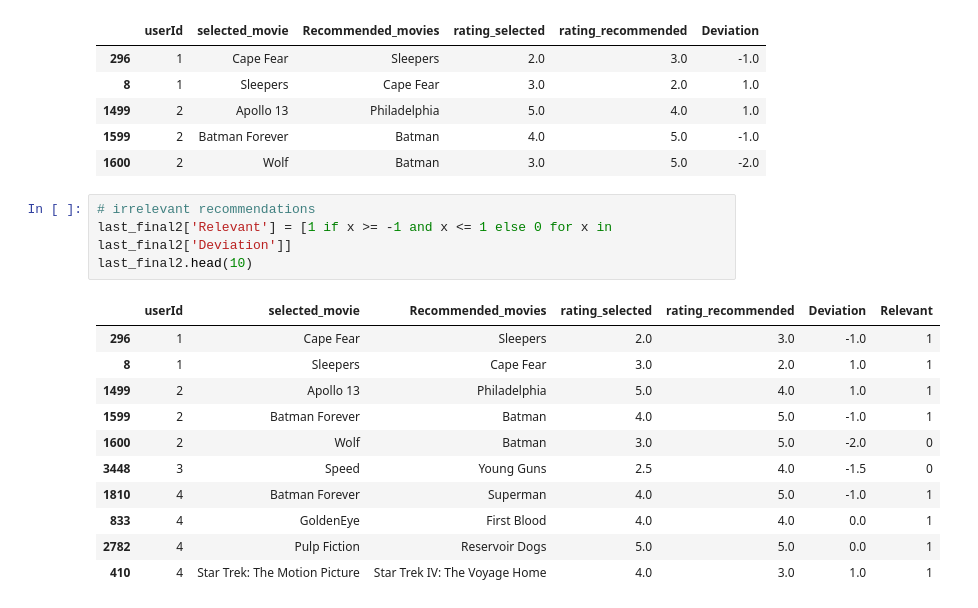
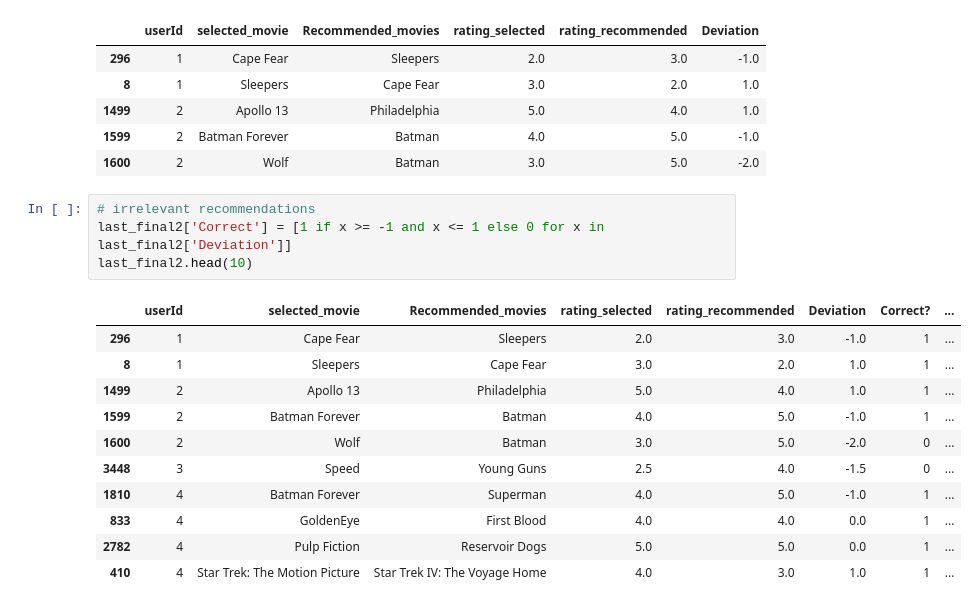
Before and after one commit to hst22/Movie-Recommender-Systems, a Jupyter notebook: Recommender System.ipynb, the cells around one changed output. Drawn from its saved outputs; the diff is of its cells as text.

```diff
--- a/Recommender System.ipynb
+++ b/Recommender System.ipynb
@@ -783,18 +783,18 @@ last_final2.head()
 | 1600 | 2 | Wolf | Batman | 3.0 | 5.0 | -2.0 |
 # %%
 # irrelevant recommendations
-last_final2['Relevant'] = [1 if x >= -1 and x <= 1 else 0 for x in last_final2['Deviation']]
+last_final2['Correct'] = [1 if x >= -1 and x <= 1 else 0 for x in last_final2['Deviation']]
 last_final2.head(10)
 # %% [output]
-|  | userId | selected_movie | Recommended_movies | rating_selected | rating_recommended | Deviation | Relevant |
-| 296 | 1 | Cape Fear | Sleepers | 2.0 | 3.0 | -1.0 | 1 |
-| 8 | 1 | Sleepers | Cape Fear | 3.0 | 2.0 | 1.0 | 1 |
-| 1499 | 2 | Apollo 13 | Philadelphia | 5.0 | 4.0 | 1.0 | 1 |
-| 1599 | 2 | Batman Forever | Batman | 4.0 | 5.0 | -1.0 | 1 |
-| 1600 | 2 | Wolf | Batman | 3.0 | 5.0 | -2.0 | 0 |
-| 3448 | 3 | Speed | Young Guns | 2.5 | 4.0 | -1.5 | 0 |
-| 1810 | 4 | Batman Forever | Superman | 4.0 | 5.0 | -1.0 | 1 |
-| 833 | 4 | GoldenEye | First Blood | 4.0 | 4.0 | 0.0 | 1 |
-| 2782 | 4 | Pulp Fiction | Reservoir Dogs | 5.0 | 5.0 | 0.0 | 1 |
-| 410 | 4 | Star Trek: The Motion Picture | Star Trek IV: The Voyage Home | 4.0 | 3.0 | 1.0 | 1 |
+|  | userId | selected_movie | Recommended_movies | rating_selected | rating_recommended | Deviation | Correct? | ... |
+| 296 | 1 | Cape Fear | Sleepers | 2.0 | 3.0 | -1.0 | 1 | ... |
+| 8 | 1 | Sleepers | Cape Fear | 3.0 | 2.0 | 1.0 | 1 | ... |
+| 1499 | 2 | Apollo 13 | Philadelphia | 5.0 | 4.0 | 1.0 | 1 | ... |
+| 1599 | 2 | Batman Forever | Batman | 4.0 | 5.0 | -1.0 | 1 | ... |
+| 1600 | 2 | Wolf | Batman | 3.0 | 5.0 | -2.0 | 0 | ... |
+| 3448 | 3 | Speed | Young Guns | 2.5 | 4.0 | -1.5 | 0 | ... |
+| 1810 | 4 | Batman Forever | Superman | 4.0 | 5.0 | -1.0 | 1 | ... |
+| 833 | 4 | GoldenEye | First Blood | 4.0 | 4.0 | 0.0 | 1 | ... |
+| 2782 | 4 | Pulp Fiction | Reservoir Dogs | 5.0 | 5.0 | 0.0 | 1 | ... |
+| 410 | 4 | Star Trek: The Motion Picture | Star Trek IV: The Voyage Home | 4.0 | 3.0 | 1.0 | 1 | ... |
 # %%
```
Also changed, not shown: parts of 9 cells of this notebook.
